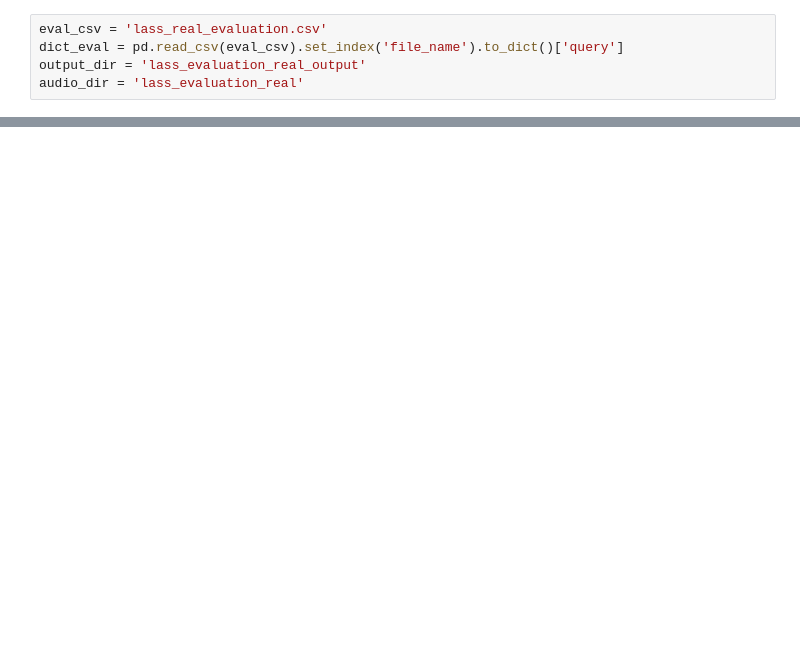
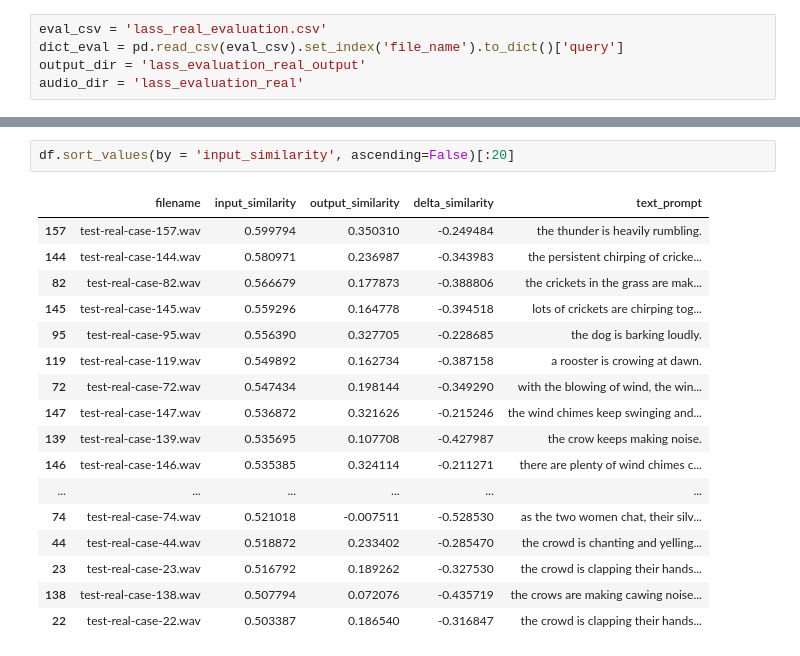
Before and after one commit to Vincent-La/lass-final-project, a Jupyter notebook: lass_demo.ipynb, the cells around one changed output, grey strips where cells are left out. Cells and saved outputs as stored; diff of their text form; blank space fills up the shorter version.

```diff
--- a/lass_demo.ipynb
+++ b/lass_demo.ipynb
@@ -124,0 +240,20 @@ df.sort_values(by = 'delta_similarity', ascending=False)[:10]
+# %%
+df.sort_values(by = 'input_similarity', ascending=False)[:20]
+# %% [output]
+|  | filename | input_similarity | output_similarity | delta_similarity | text_prompt |
+| 157 | test-real-case-157.wav | 0.599794 | 0.350310 | -0.249484 | the thunder is heavily rumbling. |
+| 144 | test-real-case-144.wav | 0.580971 | 0.236987 | -0.343983 | the persistent chirping of cricke... |
+| 82 | test-real-case-82.wav | 0.566679 | 0.177873 | -0.388806 | the crickets in the grass are mak... |
+| 145 | test-real-case-145.wav | 0.559296 | 0.164778 | -0.394518 | lots of crickets are chirping tog... |
+| 95 | test-real-case-95.wav | 0.556390 | 0.327705 | -0.228685 | the dog is barking loudly. |
+| 119 | test-real-case-119.wav | 0.549892 | 0.162734 | -0.387158 | a rooster is crowing at dawn. |
+| 72 | test-real-case-72.wav | 0.547434 | 0.198144 | -0.349290 | with the blowing of wind, the win... |
+| 147 | test-real-case-147.wav | 0.536872 | 0.321626 | -0.215246 | the wind chimes keep swinging and... |
+| 139 | test-real-case-139.wav | 0.535695 | 0.107708 | -0.427987 | the crow keeps making noise. |
+| 146 | test-real-case-146.wav | 0.535385 | 0.324114 | -0.211271 | there are plenty of wind chimes c... |
+| ... | ... | ... | ... | ... | ... |
+| 74 | test-real-case-74.wav | 0.521018 | -0.007511 | -0.528530 | as the two women chat, their silv... |
+| 44 | test-real-case-44.wav | 0.518872 | 0.233402 | -0.285470 | the crowd is chanting and yelling... |
+| 23 | test-real-case-23.wav | 0.516792 | 0.189262 | -0.327530 | the crowd is clapping their hands... |
+| 138 | test-real-case-138.wav | 0.507794 | 0.072076 | -0.435719 | the crows are making cawing noise... |
+| 22 | test-real-case-22.wav | 0.503387 | 0.186540 | -0.316847 | the crowd is clapping their hands... |
```
Also changed, not shown: parts of 9 cells of this notebook, 1 other file.
